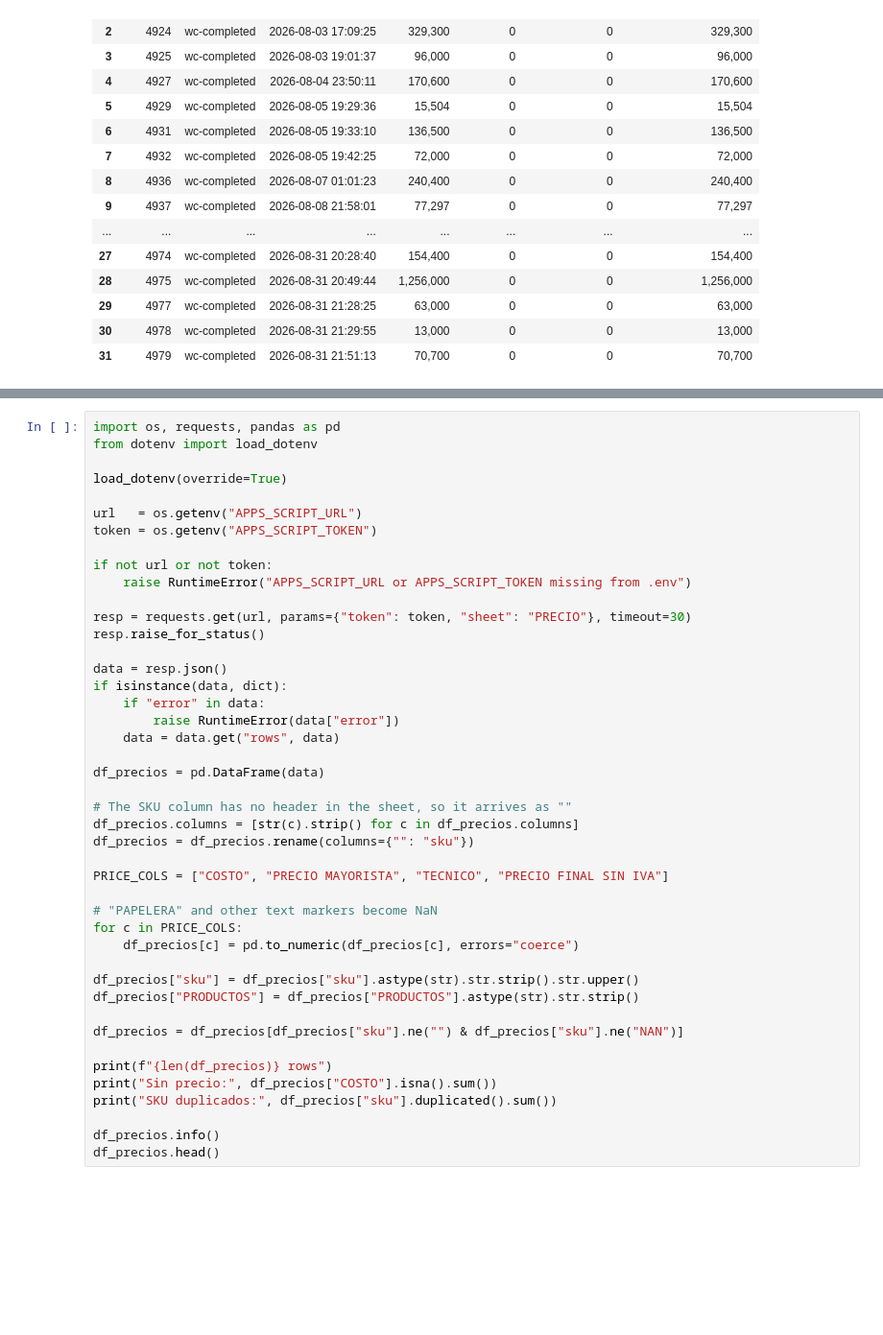
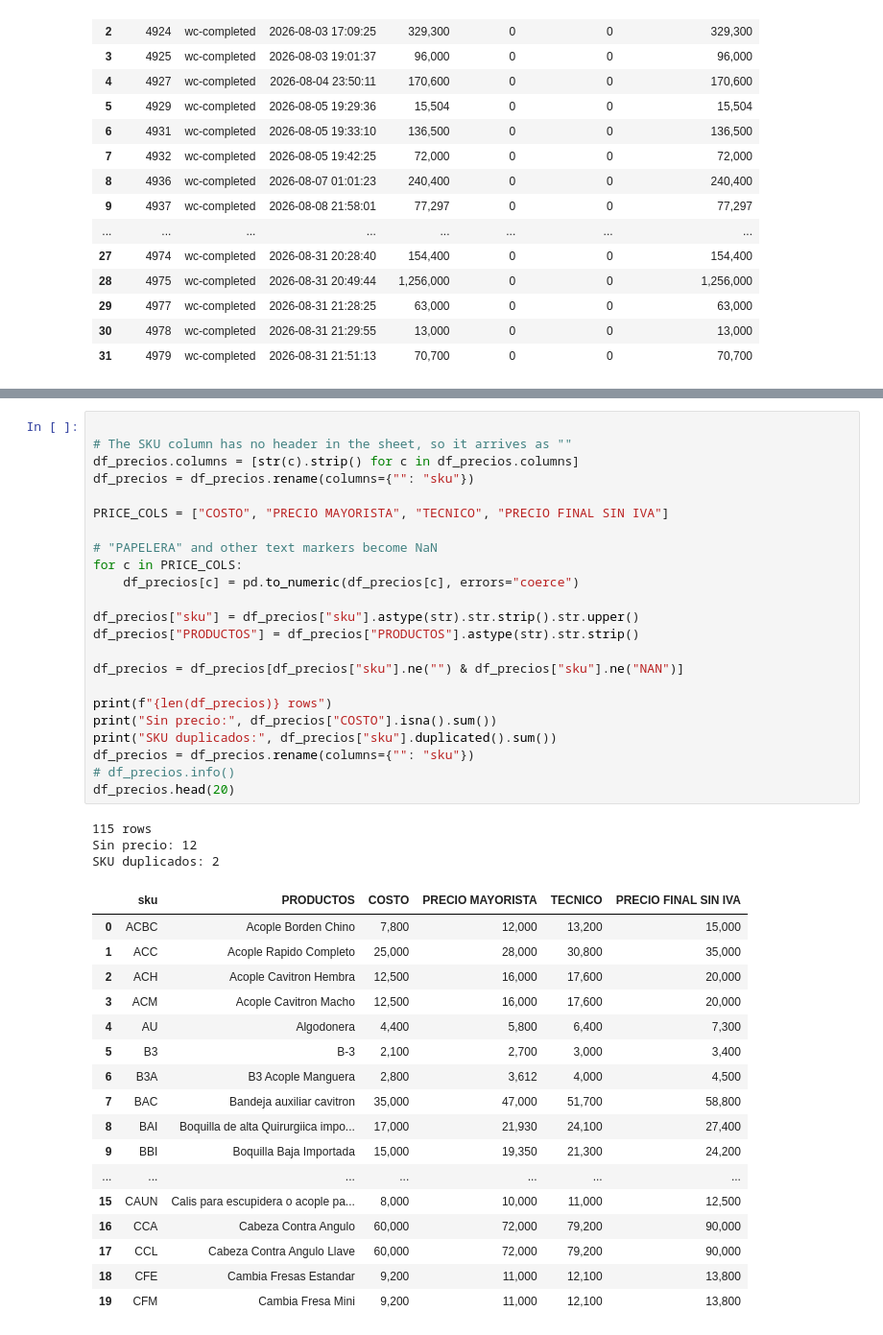
Before and after one commit to miguladg/woocommerce-lookup-table-check, a Jupyter notebook: Supplier Repor products.ipynb, the cells around one changed output, grey strips where cells are left out. Shown at 96% size. Cells and saved outputs as stored; diff of their text form; blank space fills up the shorter version.

```diff
--- a/Supplier Repor products.ipynb
+++ b/Supplier Repor products.ipynb
@@ -229,44 +281,44 @@ Requirement already satisfied: certifi>=2017.4.17 in /Users/miguelangelduarte/.p
 # %%
-import os, requests, pandas as pd
-from dotenv import load_dotenv
-
-load_dotenv(override=True)
-
-url   = os.getenv("APPS_SCRIPT_URL")
-token = os.getenv("APPS_SCRIPT_TOKEN")
-
-if not url or not token:
-    raise RuntimeError("APPS_SCRIPT_URL or APPS_SCRIPT_TOKEN missing from .env")
-
-resp = requests.get(url, params={"token": token, "sheet": "PRECIO"}, timeout=30)
-resp.raise_for_status()
-
-data = resp.json()
-if isinstance(data, dict):
-    if "error" in data:
-        raise RuntimeError(data["error"])
-    data = data.get("rows", data)
-
-df_precios = pd.DataFrame(data)
 
 # The SKU column has no header in the sheet, so it arrives as ""
 df_precios.columns = [str(c).strip() for c in df_precios.columns]
 df_precios = df_precios.rename(columns={"": "sku"})
 
 PRICE_COLS = ["COSTO", "PRECIO MAYORISTA", "TECNICO", "PRECIO FINAL SIN IVA"]
 
 # "PAPELERA" and other text markers become NaN
 for c in PRICE_COLS:
     df_precios[c] = pd.to_numeric(df_precios[c], errors="coerce")
 
 df_precios["sku"] = df_precios["sku"].astype(str).str.strip().str.upper()
 df_precios["PRODUCTOS"] = df_precios["PRODUCTOS"].astype(str).str.strip()
 
 df_precios = df_precios[df_precios["sku"].ne("") & df_precios["sku"].ne("NAN")]
 
 print(f"{len(df_precios)} rows")
 print("Sin precio:", df_precios["COSTO"].isna().sum())
 print("SKU duplicados:", df_precios["sku"].duplicated().sum())
-
-df_precios.info()
-df_precios.head()
+df_precios = df_precios.rename(columns={"": "sku"})
+# df_precios.info()
+df_precios.head(20)
+# %% [output]
+115 rows
+Sin precio: 12
+SKU duplicados: 2
+|  | sku | PRODUCTOS | COSTO | PRECIO MAYORISTA | TECNICO | PRECIO FINAL SIN IVA |
+| 0 | ACBC | Acople Borden Chino | 7,800 | 12,000 | 13,200 | 15,000 |
+| 1 | ACC | Acople Rapido Completo | 25,000 | 28,000 | 30,800 | 35,000 |
+| 2 | ACH | Acople Cavitron Hembra | 12,500 | 16,000 | 17,600 | 20,000 |
+| 3 | ACM | Acople Cavitron Macho | 12,500 | 16,000 | 17,600 | 20,000 |
+| 4 | AU | Algodonera | 4,400 | 5,800 | 6,400 | 7,300 |
+| 5 | B3 | B-3 | 2,100 | 2,700 | 3,000 | 3,400 |
+| 6 | B3A | B3 Acople Manguera | 2,800 | 3,612 | 4,000 | 4,500 |
+| 7 | BAC | Bandeja auxiliar cavitron | 35,000 | 47,000 | 51,700 | 58,800 |
+| 8 | BAI | Boquilla de alta Quirurgiica impo... | 17,000 | 21,930 | 24,100 | 27,400 |
+| 9 | BBI | Boquilla Baja Importada | 15,000 | 19,350 | 21,300 | 24,200 |
+| ... | ... | ... | ... | ... | ... | ... |
+| 15 | CAUN | Calis para escupidera o acople pa... | 8,000 | 10,000 | 11,000 | 12,500 |
+| 16 | CCA | Cabeza Contra Angulo | 60,000 | 72,000 | 79,200 | 90,000 |
+| 17 | CCL | Cabeza Contra Angulo Llave | 60,000 | 72,000 | 79,200 | 90,000 |
+| 18 | CFE | Cambia Fresas Estandar | 9,200 | 11,000 | 12,100 | 13,800 |
+| 19 | CFM | Cambia Fresa Mini | 9,200 | 11,000 | 12,100 | 13,800 |
```
Also changed, not shown: parts of 7 cells of this notebook, 1 other file.
